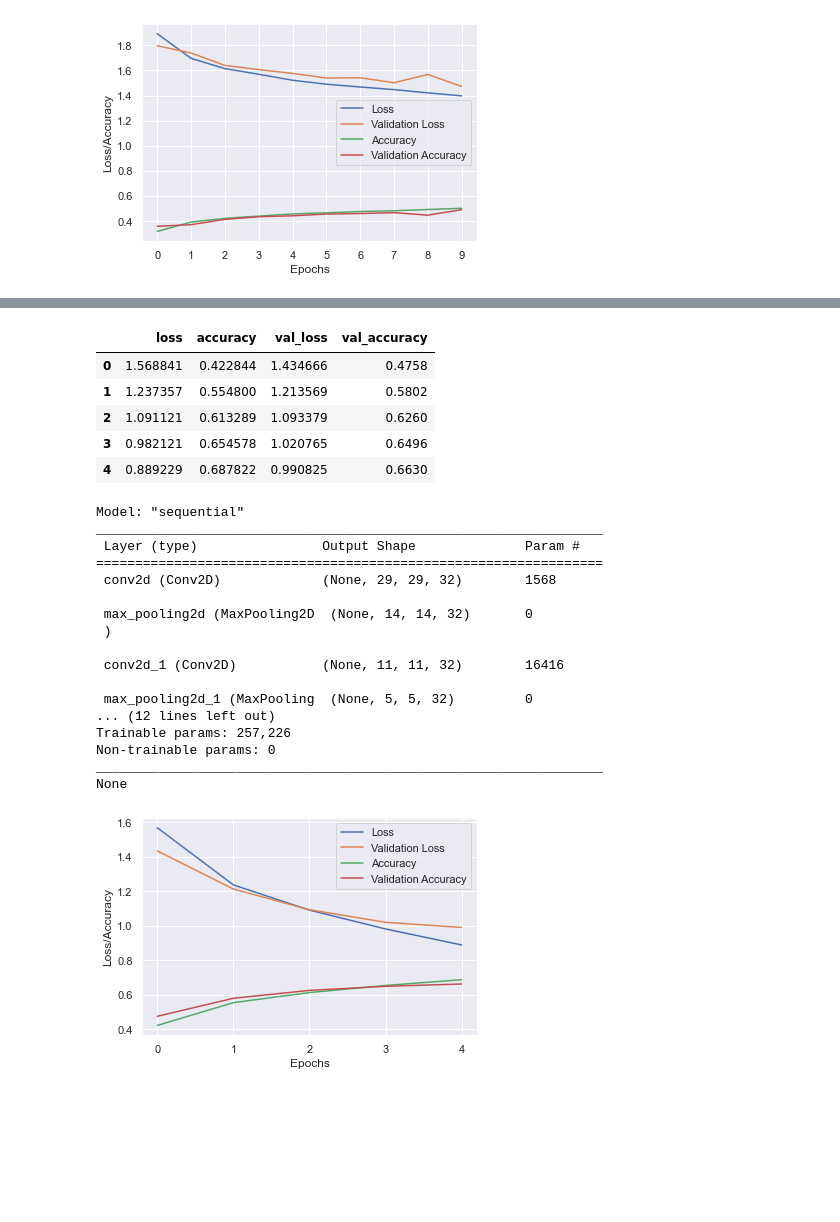
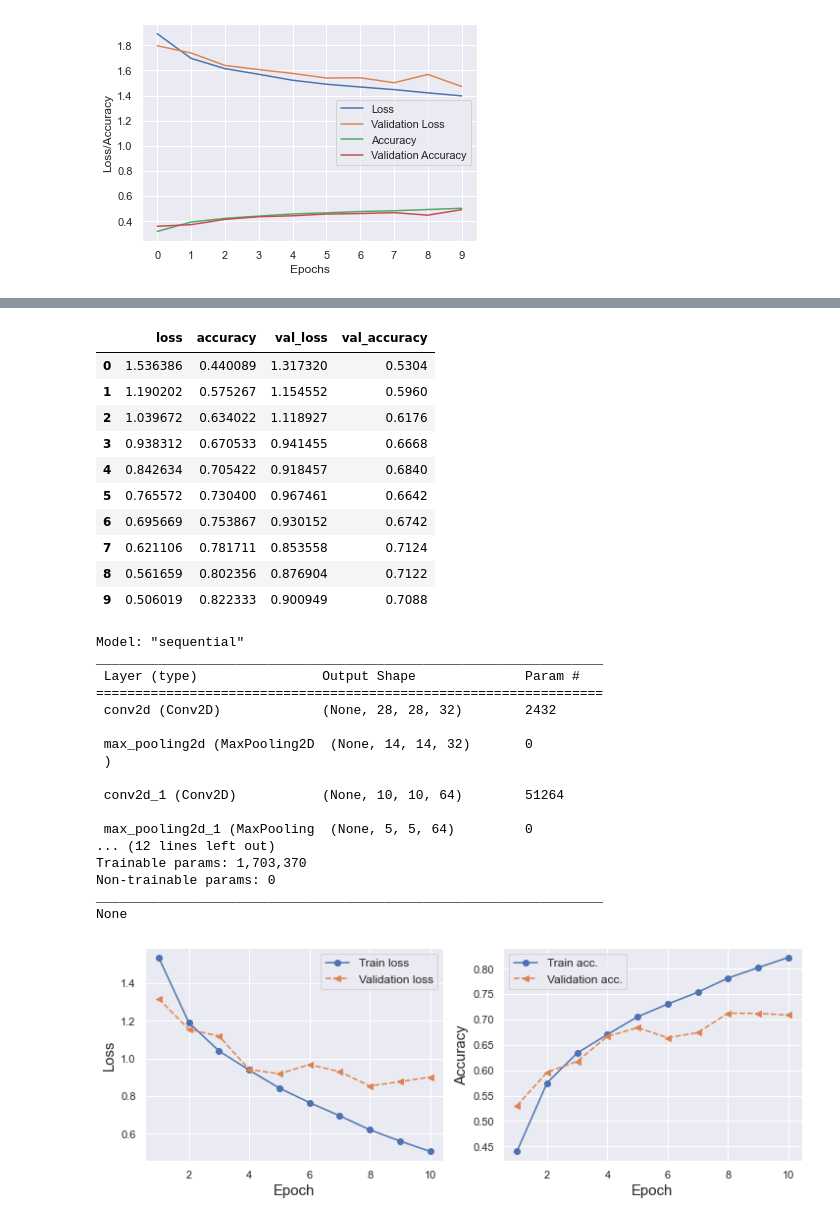
Before and after one commit to andrewabrahamian/w207_final_project, a Jupyter notebook: reports/cifar10-starter-andrew.ipynb, the cells around one changed output, grey strips where cells are left out. Cells and saved outputs as stored; diff of their text form; code cells hidden in the pictures; blank space fills up the shorter version.

```diff
--- a/reports/cifar10-starter-andrew.ipynb
+++ b/reports/cifar10-starter-andrew.ipynb
@@ -221,16 +221,23 @@ def build_cnn_model(n_classes,
   np.random.seed(0)
   tf.random.set_seed(0)
 
-  # YOUR CODE HERE
   model = keras.Sequential()
-  model.add(keras.layers.Conv2D(32,(4,4),input_shape = (32,32,3),activation=activation))
-  model.add(keras.layers.MaxPooling2D(pool_size = (2,2)))
-  model.add(keras.layers.Conv2D(32,(4,4),input_shape = (32,32,3),activation=activation))
-  model.add(keras.layers.MaxPooling2D(pool_size = (2,2)))
+
+  model.add(keras.layers.Conv2D(filters = 32, kernel_size=(5,5), strides = (1,1), input_shape = (32,32,3), activation=activation))
+
+  model.add(keras.layers.MaxPool2D(pool_size = (2,2)))
+
+  model.add(keras.layers.Conv2D(filters = 64, kernel_size=(5,5), strides = (1,1), input_shape = (32,32,3), activation=activation))
+
+  model.add(keras.layers.MaxPool2D(pool_size = (2,2)))
+
   model.add(keras.layers.Flatten())
   for hidden_layer_size in hidden_layer_sizes:
         model.add(keras.layers.Dense(units=hidden_layer_size,
                                     activation = activation)) #use this for hidden layers
+
+  model.add(tf.keras.layers.Dropout(rate=0.5)) # add dropout layer
+
   model.add(keras.layers.Dense(
       units=n_classes,
       activation="softmax")) #use "softmax" for active layers
@@ -240,18 +247,16 @@ def build_cnn_model(n_classes,
                 metrics=['accuracy'])
   return model
 # %%
-model = build_cnn_model(len(label_names), learning_rate=0.01, hidden_layer_sizes=[256, 128])
+model = build_cnn_model(len(label_names), learning_rate=0.01, hidden_layer_sizes=[1024])
 
 history = model.fit(
   x = x_train,
   y = y_train,
-  epochs=5,
+  epochs=10,
   batch_size=64,
   validation_split=0.1,
   verbose=1)
 
-history = pd.DataFrame(history.history)
-display(history)
+display(pd.DataFrame(history.history))
 print(model.summary())
-plotloss(history)
 # %% [output]
@@ -268,24 +283,49 @@ Epoch 5/5
 |  | loss | accuracy | val_loss | val_accuracy |
-| 0 | 1.568841 | 0.422844 | 1.434666 | 0.4758 |
-| 1 | 1.237357 | 0.554800 | 1.213569 | 0.5802 |
-| 2 | 1.091121 | 0.613289 | 1.093379 | 0.6260 |
-| 3 | 0.982121 | 0.654578 | 1.020765 | 0.6496 |
-| 4 | 0.889229 | 0.687822 | 0.990825 | 0.6630 |
+| 0 | 1.536386 | 0.440089 | 1.317320 | 0.5304 |
+| 1 | 1.190202 | 0.575267 | 1.154552 | 0.5960 |
+| 2 | 1.039672 | 0.634022 | 1.118927 | 0.6176 |
+| 3 | 0.938312 | 0.670533 | 0.941455 | 0.6668 |
+| 4 | 0.842634 | 0.705422 | 0.918457 | 0.6840 |
+| 5 | 0.765572 | 0.730400 | 0.967461 | 0.6642 |
+| 6 | 0.695669 | 0.753867 | 0.930152 | 0.6742 |
+| 7 | 0.621106 | 0.781711 | 0.853558 | 0.7124 |
+| 8 | 0.561659 | 0.802356 | 0.876904 | 0.7122 |
+| 9 | 0.506019 | 0.822333 | 0.900949 | 0.7088 |
 Model: "sequential"
 _________________________________________________________________
  Layer (type)                Output Shape              Param #
 =================================================================
- conv2d (Conv2D)             (None, 29, 29, 32)        1568
+ conv2d (Conv2D)             (None, 28, 28, 32)        2432
 
  max_pooling2d (MaxPooling2D  (None, 14, 14, 32)       0
  )
 
- conv2d_1 (Conv2D)           (None, 11, 11, 32)        16416
+ conv2d_1 (Conv2D)           (None, 10, 10, 64)        51264
 
- max_pooling2d_1 (MaxPooling  (None, 5, 5, 32)         0
+ max_pooling2d_1 (MaxPooling  (None, 5, 5, 64)         0
 ... (12 lines left out)
-Trainable params: 257,226
+Trainable params: 1,703,370
 Non-trainable params: 0
 _________________________________________________________________
 None
-[figure, removed]
+# %%
+hist = history.history
+x_arr = np.arange(len(hist['loss'])) + 1
+
+fig = plt.figure(figsize=(12, 4))
+ax = fig.add_subplot(1, 2, 1)
+ax.plot(x_arr, hist['loss'], '-o', label='Train loss')
+ax.plot(x_arr, hist['val_loss'], '--<', label='Validation loss')
+ax.legend(fontsize=12)
+ax.set_xlabel('Epoch', size=15)
+ax.set_ylabel('Loss', size=15)
+
+ax = fig.add_subplot(1, 2, 2)
+ax.plot(x_arr, hist['accuracy'], '-o', label='Train acc.')
+ax.plot(x_arr, hist['val_accuracy'], '--<', label='Validation acc.')
+ax.legend(fontsize=12)
+ax.set_xlabel('Epoch', size=15)
+ax.set_ylabel('Accuracy', size=15)
+plt.show()
+# %% [output]
+[figure, added]
```
Also changed, not shown: parts of 2 cells of this notebook.
